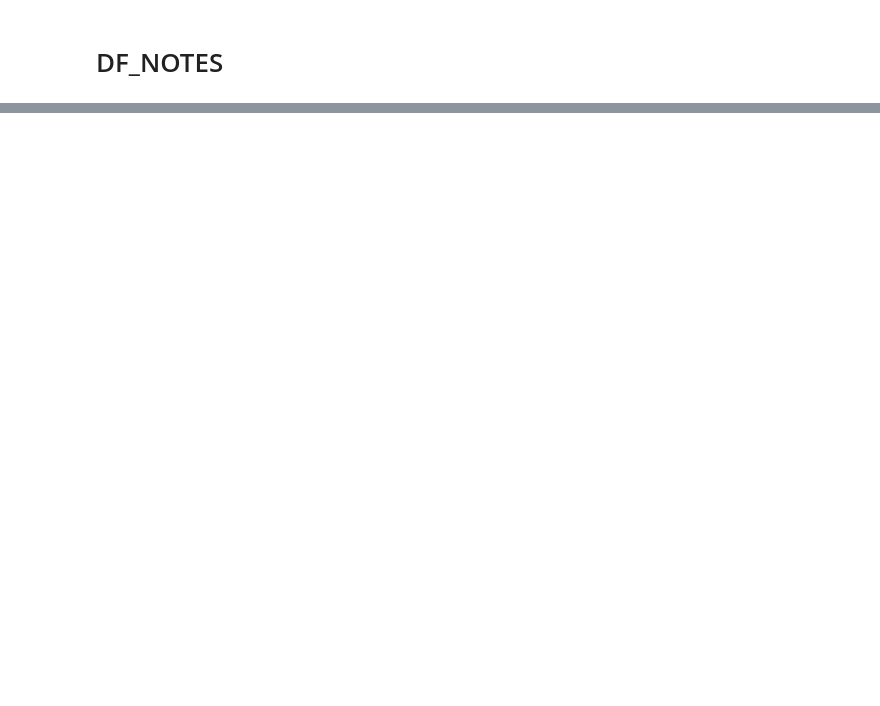
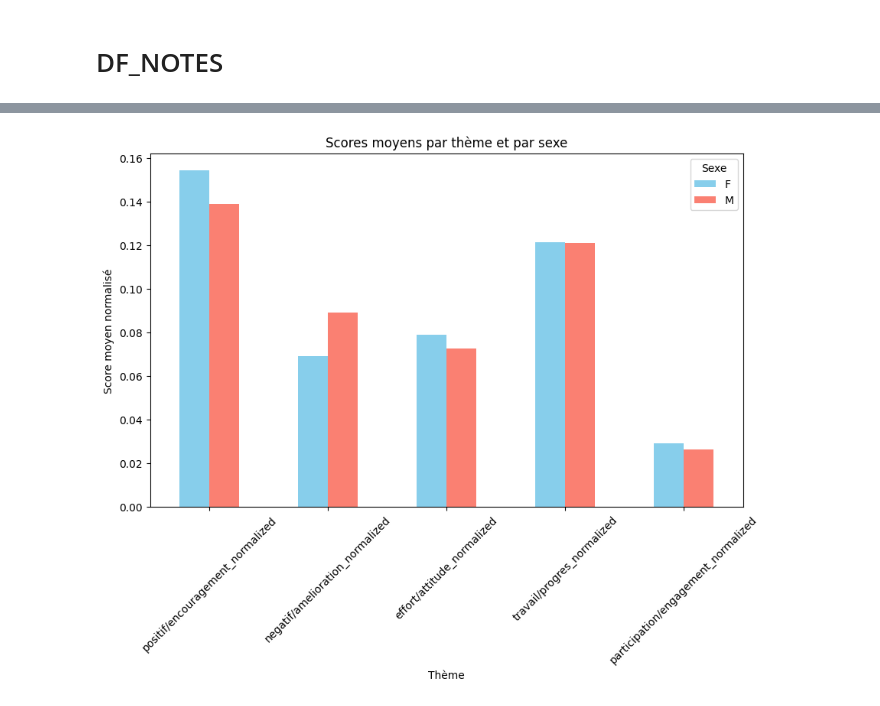
Before and after one commit to MathieuBartozzi/audit_daudet_osui, a Jupyter notebook: data_pronote_processing.ipynb, the cells around one changed output, grey strips where cells are left out. Saved outputs shown, nothing was run; the diff lists cells and outputs as text; code cells hidden in the pictures; blank space fills up the shorter version.

Commit message:
analyse buleltin #1

```diff
--- a/data_pronote_processing.ipynb
+++ b/data_pronote_processing.ipynb
@@ -276,0 +355,17 @@ df_notes_devoir.head()
+# %%
+# Renommer la colonne `ident` dans df_eleve pour correspondre à `eleve_id`
+data_pronote['Eleve'].rename(columns={'ident': 'eleve_id'}, inplace=True)
+
+# DataFrame pour la réidentification (avec 'eleve_id', 'nom', 'prenom')
+df_reidentification_eleve = data_pronote['Eleve'][['eleve_id', 'nom', 'prenom']]
+
+# DataFrame pour l'analyse (avec 'eleve_id', 'date_naiss', 'classes', 'sexe')
+data_pronote['Eleve'] = data_pronote['Eleve'][['eleve_id', 'date_naiss', 'classes', 'sexe']]
+
+
+# Merge des deux DataFrames sur la colonne 'eleve_id'
+data_pronote['Appreciationprofesseurs'] = data_pronote['Appreciationprofesseurs'].merge(
+    data_pronote['Eleve'][['eleve_id', 'sexe']],  # On garde seulement les colonnes nécessaires
+    on='eleve_id',                  # Clé de jointure
+    how='left'                      # Jointure gauche pour ne pas perdre de données dans df_appreciationprofesseurs
+)
@@ -323,0 +603,14 @@ DataFrame 'Sanction' exporté vers exported_data/Sanction.csv
+# %%
+# Calculer la moyenne des scores normalisés par sexe
+mean_scores_by_sex = df_appreciationprofesseurs.groupby('sexe')[themes_normalized].mean()
+
+# Afficher le diagramme en barres pour les scores moyens
+mean_scores_by_sex.T.plot(kind='bar', figsize=(10, 6), color=['skyblue', 'salmon'])
+plt.title("Scores moyens par thème et par sexe")
+plt.xlabel("Thème")
+plt.ylabel("Score moyen normalisé")
+plt.xticks(rotation=45)
+plt.legend(title="Sexe")
+plt.show()
+# %% [output]
+[figure, added]
```
Also changed, not shown: parts of 17 cells of this notebook, 23 other files.
